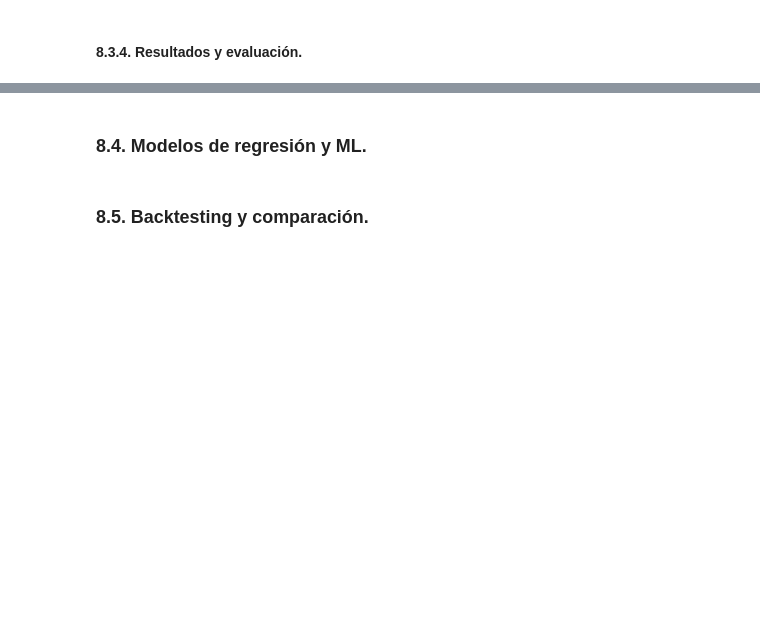
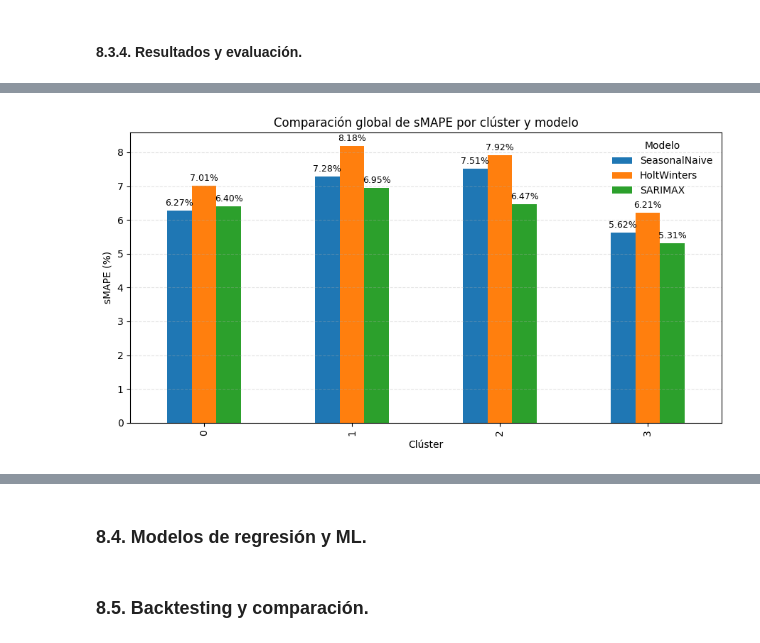
Before and after one commit to CrisRodFer/PFM2_Asistente_Compras_Inteligente, a Jupyter notebook: notebooks/PFM2_Modelado_y_app.ipynb, the cells around one changed output, grey strips where cells are left out. Cells and saved outputs as stored; diff of their text form; code cells hidden in the pictures; blank space fills up the shorter version.

```diff
--- a/notebooks/PFM2_Modelado_y_app.ipynb
+++ b/notebooks/PFM2_Modelado_y_app.ipynb
@@ -2679,0 +3017,46 @@ Tras el análisis individual de cada clúster, los resultados en validación 202
+# %%
+# ================= Gráfico comparativo (sMAPE por modelo y clúster) =================
+
+import pandas as pd
+import numpy as np
+import matplotlib.pyplot as plt
+from pathlib import Path
+
+# Ruta principal (ajústala si lo guardaste en otro sitio)
+CSV_METRICS = Path("reports/metrics_unificados.csv")
+
+# Lectura robusta (por si se ejecuta desde otra carpeta)
+if not CSV_METRICS.exists():
+    # fallback común si se abre el notebook desde /notebooks
+    CSV_METRICS = Path("../reports/metrics_unificados.csv")
+assert CSV_METRICS.exists(), f"No encuentro el CSV de métricas unificadas: {CSV_METRICS}"
+
+df = pd.read_csv(CSV_METRICS)
+
+# Normalizaciones y orden
+model_order = pd.CategoricalDtype(categories=["SeasonalNaive", "HoltWinters", "SARIMAX"], ordered=True)
+df["model"] = df["model"].astype(model_order)
+
+# Pivot: filas = clúster, columnas = modelo, valores = sMAPE
+pivot = df.pivot_table(index="cluster", columns="model", values="smape", aggfunc="first").sort_index()
+
+# --- Barplot agrupado ---
+ax = pivot.plot(kind="bar", figsize=(9, 5))
+ax.set_title("Comparación global de sMAPE por clúster y modelo")
+ax.set_xlabel("Clúster")
+ax.set_ylabel("sMAPE (%)")
+ax.legend(title="Modelo", frameon=False)
+ax.grid(axis="y", linestyle="--", alpha=0.35)
+
+# Etiquetas de valor encima de cada barra
+for p in ax.patches:
+    height = p.get_height()
+    if np.isfinite(height):
+        ax.annotate(f"{height:.2f}%",
+                    (p.get_x() + p.get_width()/2, height),
+                    ha="center", va="bottom", fontsize=9, rotation=0, xytext=(0, 3), textcoords="offset points")
+
+plt.tight_layout()
+plt.show()
+# %% [output]
+[figure, added]
```
Also changed, not shown: parts of 14 cells of this notebook, 4 other files.
